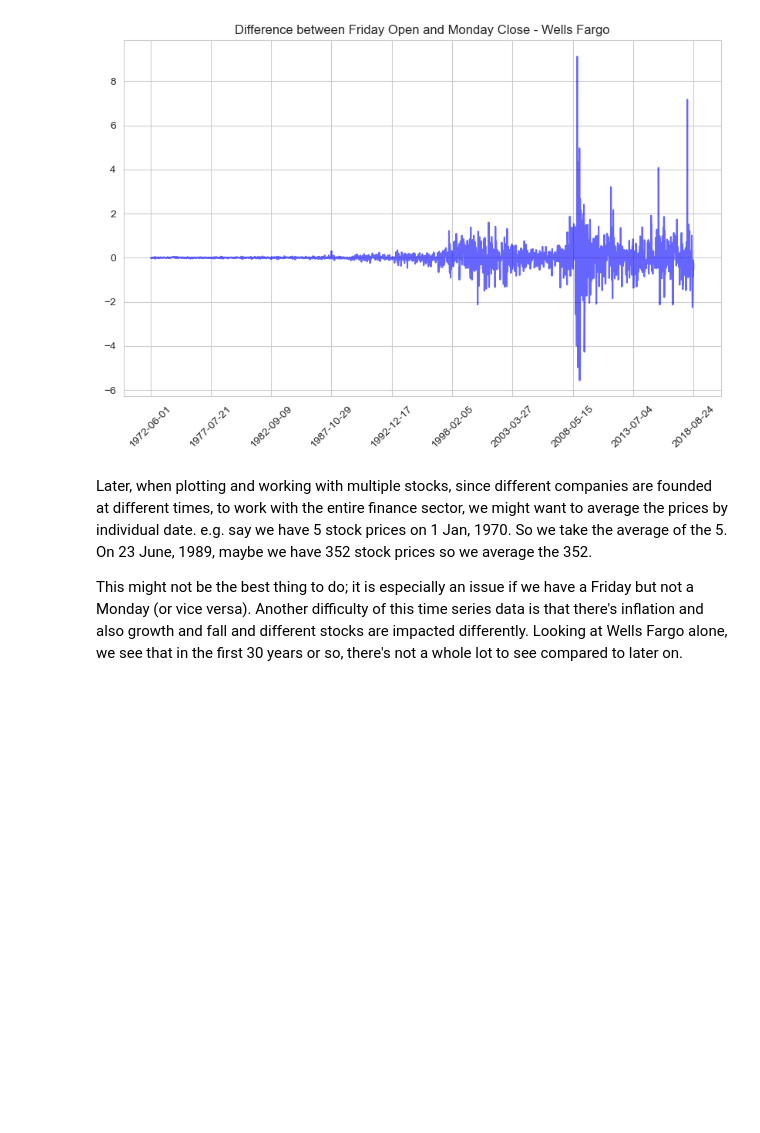
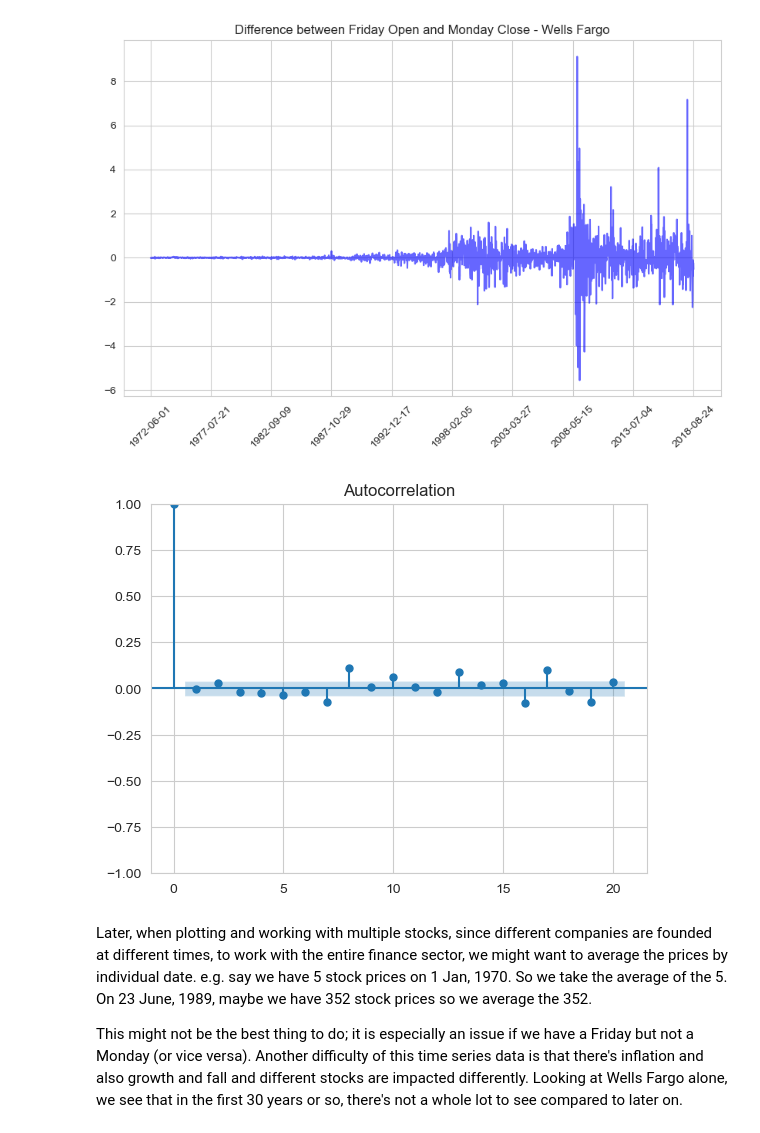
Before and after one commit to ghuckabe/DSTMarketAnalysis, a Jupyter notebook: kaggle_finance.ipynb, the cells around one changed output. Cells and saved outputs as stored; diff of their text form; code cells hidden in the pictures; blank space fills up the shorter version.

Commit message:
adding a time series version of getting weekend prices

```diff
--- a/kaggle_finance.ipynb
+++ b/kaggle_finance.ipynb
@@ -731,6 +728,14 @@ plt.title('Difference between Friday Open and Monday Close - Wells Fargo')
 plt.show()
 # %% [output]
 [figure]
+# %%
+sm.graphics.tsa.plot_acf(WFC_time_diff[start_counter:end_counter], lags = 20,alpha = 0.05)
+plt.show()
+
+# the blue band gives confidence intervals; default is 95% confidence intervals.
+# looks liks we have some significant behavior at 7, 8, 10, 13, 16, 17 from the viewpoint of the confidence intervals
+# %% [output]
+[figure, added]
 # %% [markdown]
 Later, when plotting and working with multiple stocks, since different companies are founded at different times, to work with the entire finance sector, we might want to average the prices by individual date. e.g. say we have 5 stock prices on 1 Jan, 1970. So we take the average of the 5. On 23 June, 1989, maybe we have 352 stock prices so we average the 352.
 
```
Also changed, not shown: parts of 1 cell of this notebook.
